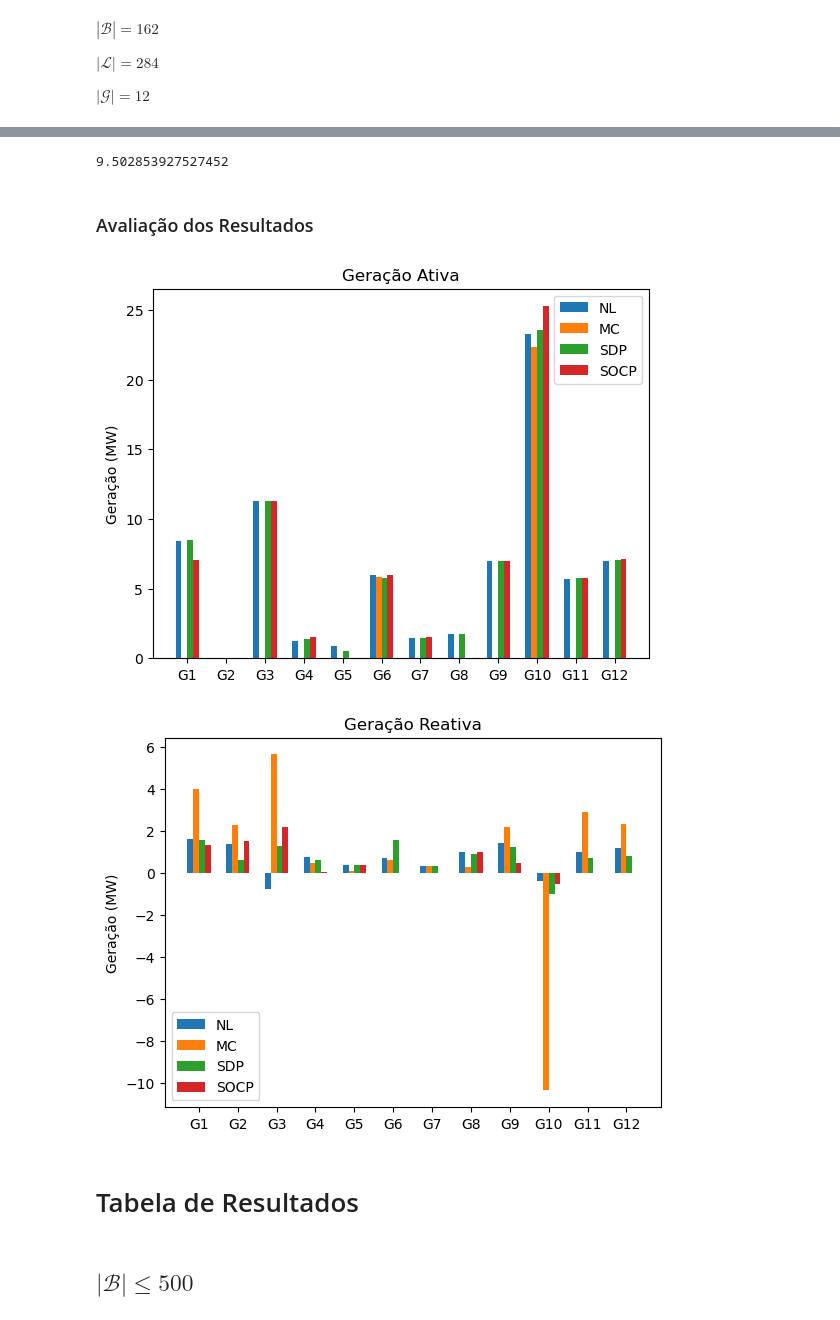
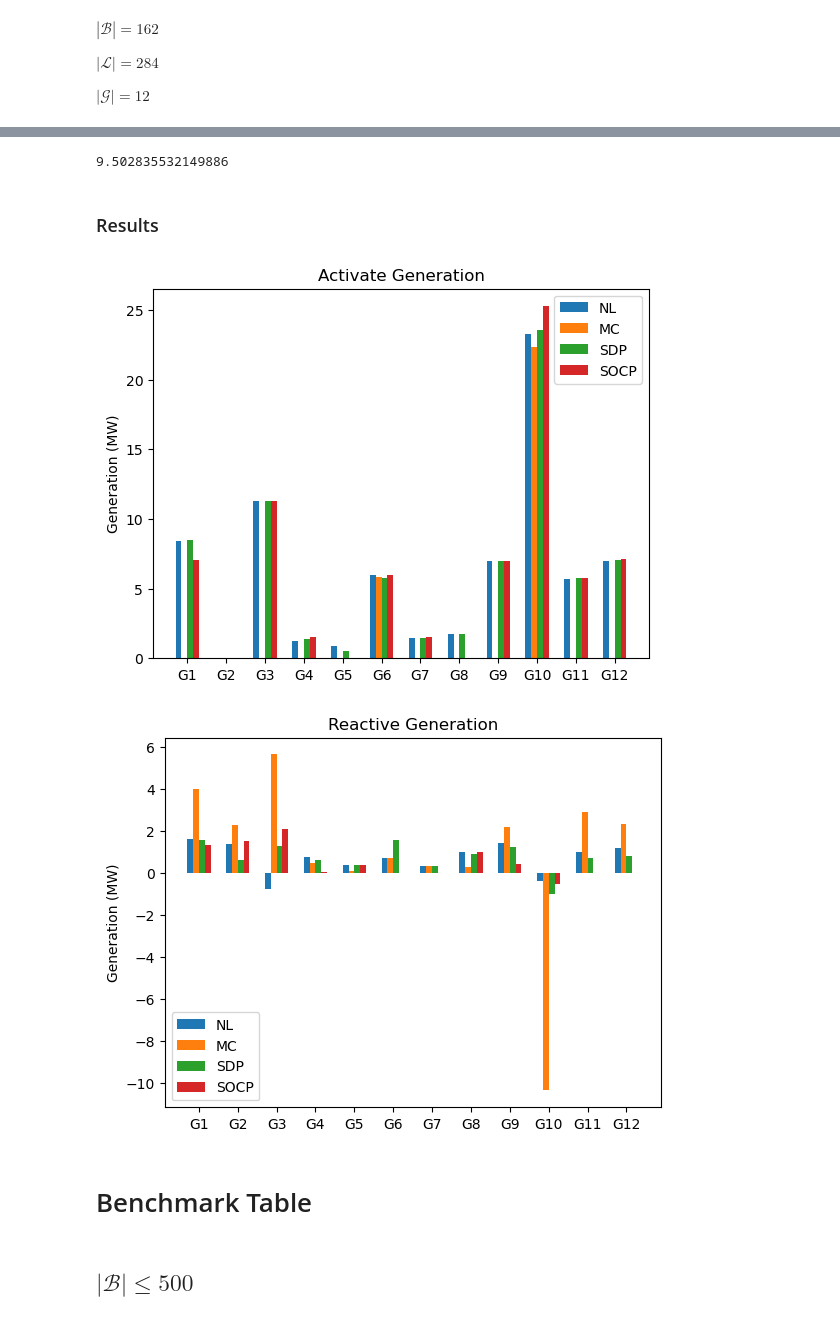
Before and after one commit to rafabench/AC-OPF, a Jupyter notebook: notebooks/OPTFlow.ipynb, the cells around one changed output, grey strips where cells are left out. Saved outputs shown, nothing was run; the diff lists cells and outputs as text; code cells hidden in the pictures.

```diff
--- a/notebooks/OPTFlow.ipynb
+++ b/notebooks/OPTFlow.ipynb
@@ -697,3 +736,5 @@ model_nl = build_problem(file,ipopt,NL);
+# %%
+model_nl = build_problem(filepath,ipopt,NL);
 # %%
 optimize!(model_nl)
 # %% [output]
@@ -726,3 +764,5 @@ model_mc = build_problem(file,mosek,MC);
+# %%
+model_mc = build_problem(filepath,mosek,MC);
 # %%
 optimize!(model_mc)
 # %% [output]
@@ -755,3 +792,5 @@ model_sdp = build_problem(file,mosek,SDP);
+# %%
+model_sdp = build_problem(filepath,mosek,SDP);
 # %%
 optimize!(model_sdp)
 # %% [output]
@@ -784,3 +820,5 @@ model_socp = build_problem(file,mosek,SOCP);
+# %%
+model_socp = build_problem(filepath,mosek,SOCP);
 # %%
 optimize!(model_socp)
 # %% [output]
@@ -804,20 +842,20 @@ Optimizer terminated. Time: 0.64
 # %%
-optimality_gap_mosek(model_socp,optimal_value,file)
+optimality_gap_mosek(model_socp,optimal_value,filepath)
 # %% [output]
-9.502853927527452
+9.502835532149886
-# %% [markdown]
-### Avaliação dos Resultados
+# %% [markdown]
+### Results
 # %%
 models = [model_nl,model_mc,model_sdp,model_socp];
 # %%
-plot_var(models,"p_g","Geração Ativa","Geração (MW)");
+plot_var(models,"p_g","Activate Generation","Generation (MW)");
 # %% [output]
-[figure, old version]
+[figure, new version]
 # %%
-plot_var(models,"q_g","Geração Reativa","Geração (MW)");
+plot_var(models,"q_g","Reactive Generation","Generation (MW)");
 # %% [output]
-[figure, old version]
+[figure, new version]
-# %% [markdown]
-# Tabela de Resultados
+# %% [markdown]
+# Benchmark Table
 # %% [markdown]
 ## $|\mathcal{B}| \leq 500 $
```
Also changed, not shown: parts of 158 cells of this notebook, 2 other files.
